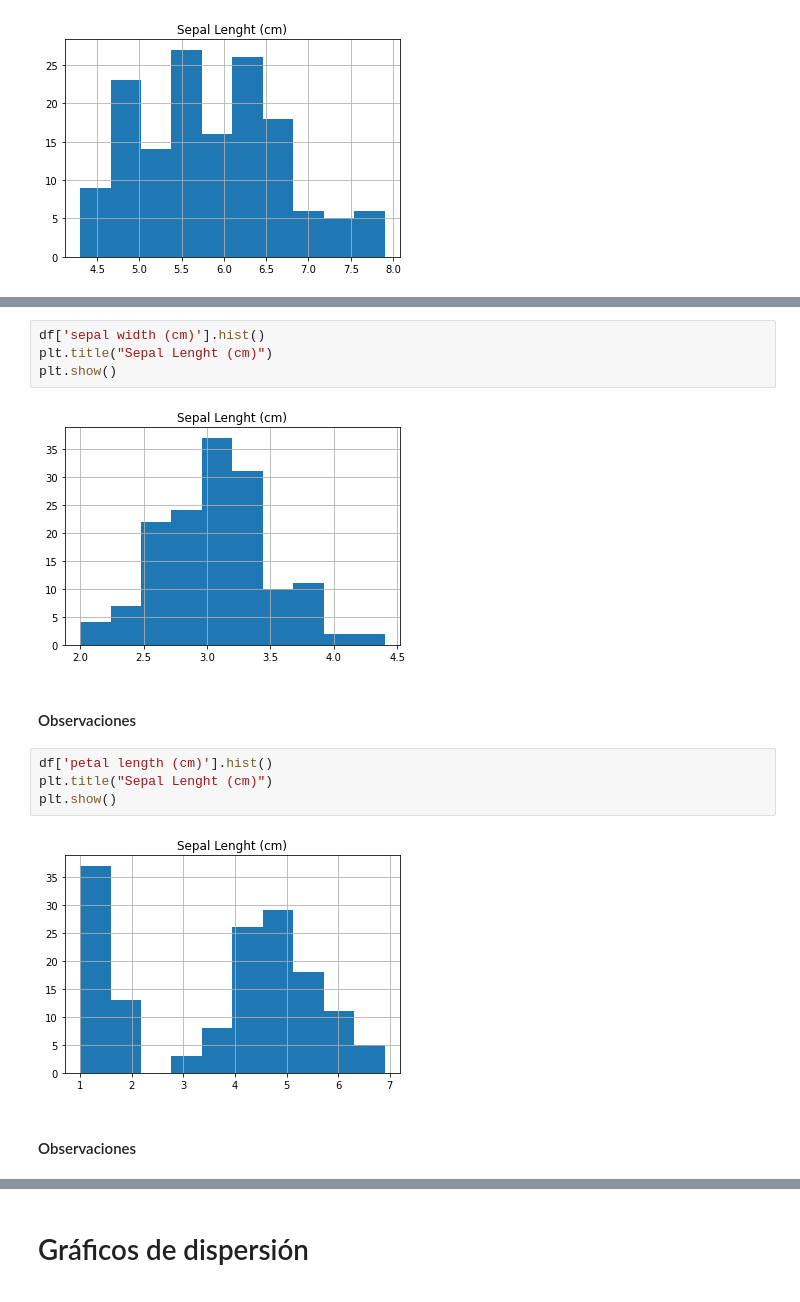
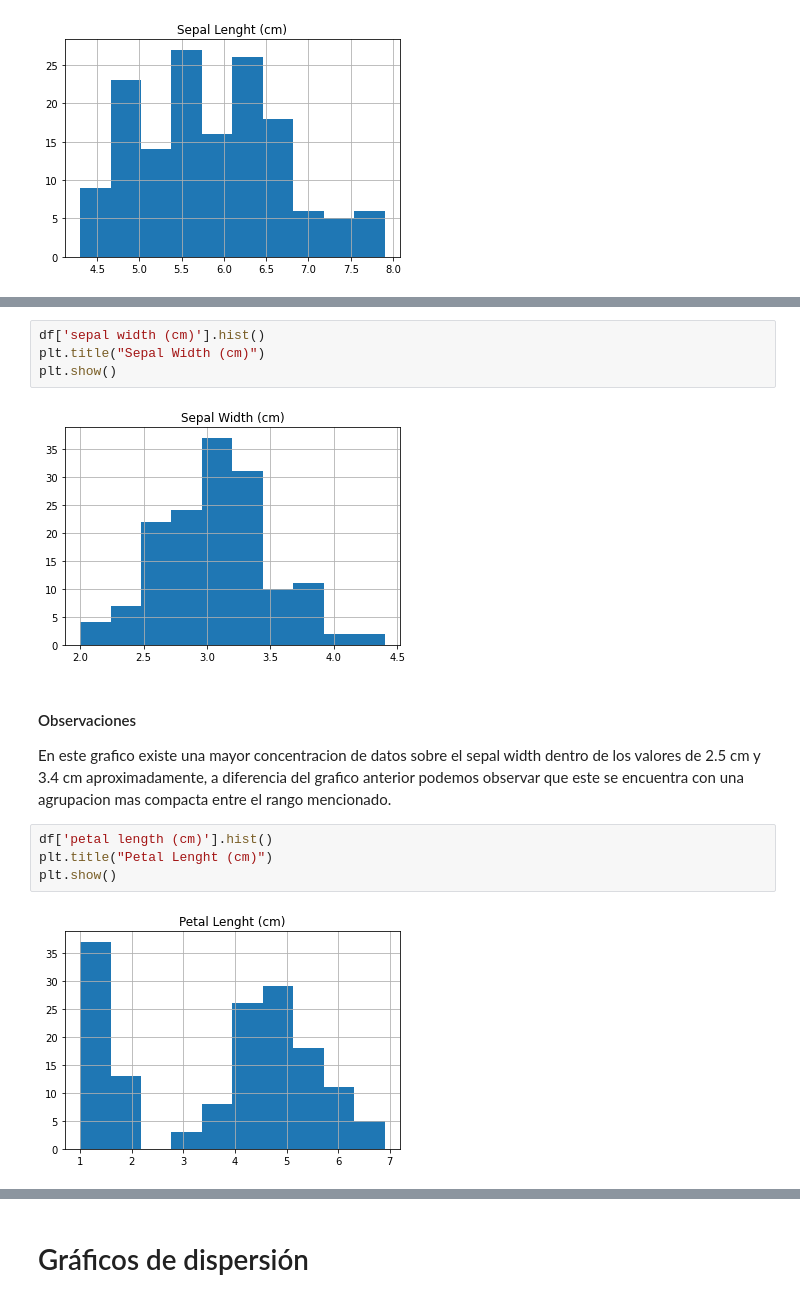
Before and after one commit to Jefer698/Solemne-I-Optativo-de-Especialidad-II, a Jupyter notebook: Solemne1_NombreApellido.ipynb, the cells around one changed output, grey strips where cells are left out. Cells and saved outputs as stored; diff of their text form.

```diff
--- a/Solemne1_NombreApellido.ipynb
+++ b/Solemne1_NombreApellido.ipynb
@@ -368,16 +369,15 @@ plt.show()
 # %%
 df['sepal width (cm)'].hist()
-plt.title("Sepal Lenght (cm)")
+plt.title("Sepal Width (cm)")
 plt.show()
 # %% [output]
-[figure, old version]
+[figure, new version]
-# %% [markdown]
-<h4> Observaciones </h4>
+# %% [markdown]
+<h4> Observaciones </h4>
+En este grafico existe una mayor concentracion de datos sobre el sepal width  dentro de los valores de 2.5 cm y 3.4 cm aproximadamente, a diferencia del grafico anterior podemos observar que  este se encuentra con una agrupacion mas compacta entre el rango mencionado.
 # %%
 df['petal length (cm)'].hist()
-plt.title("Sepal Lenght (cm)")
+plt.title("Petal Lenght (cm)")
 plt.show()
 # %% [output]
-[figure, old version]
+[figure, new version]
-# %% [markdown]
-<h4> Observaciones </h4>
```
Also changed, not shown: parts of 53 cells of this notebook.
